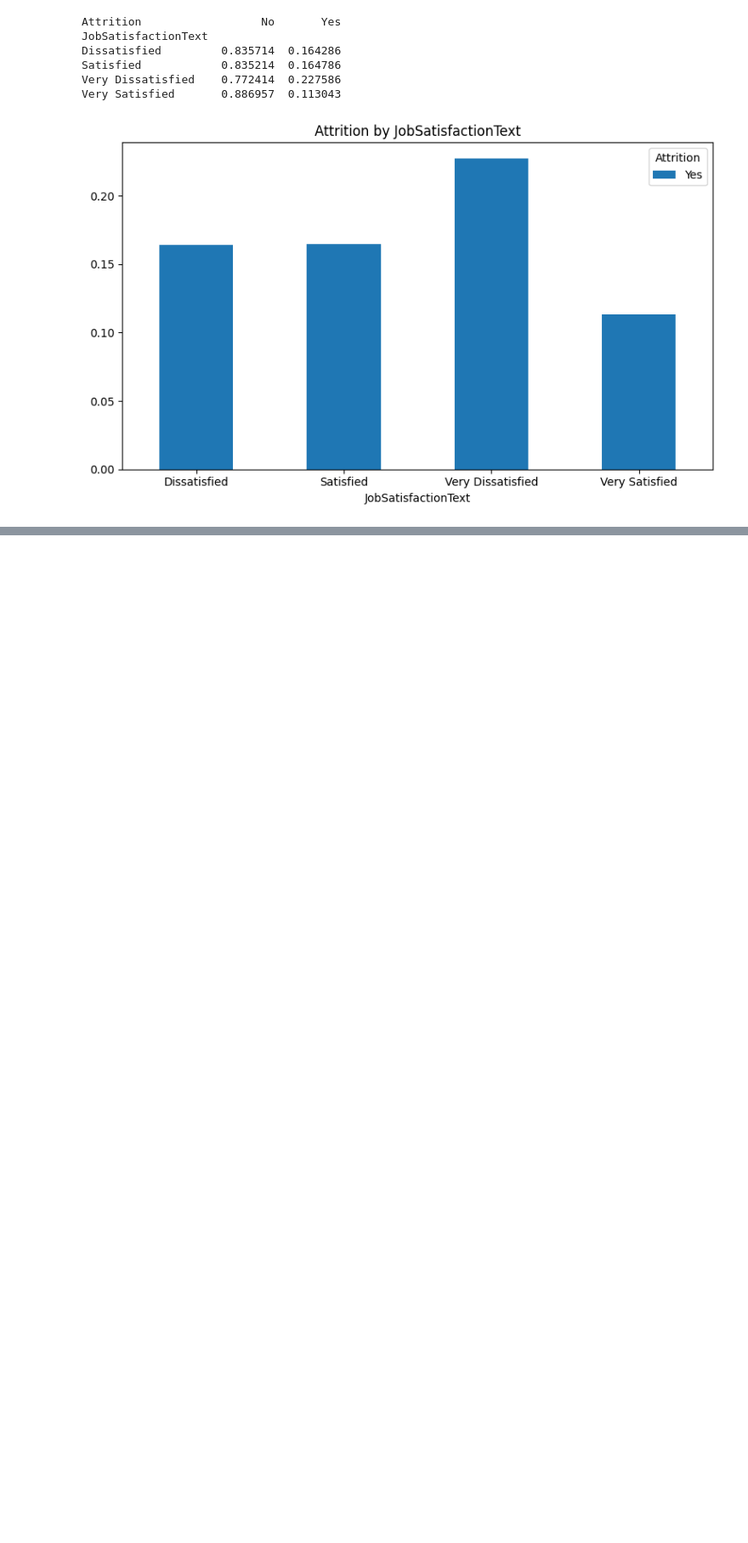
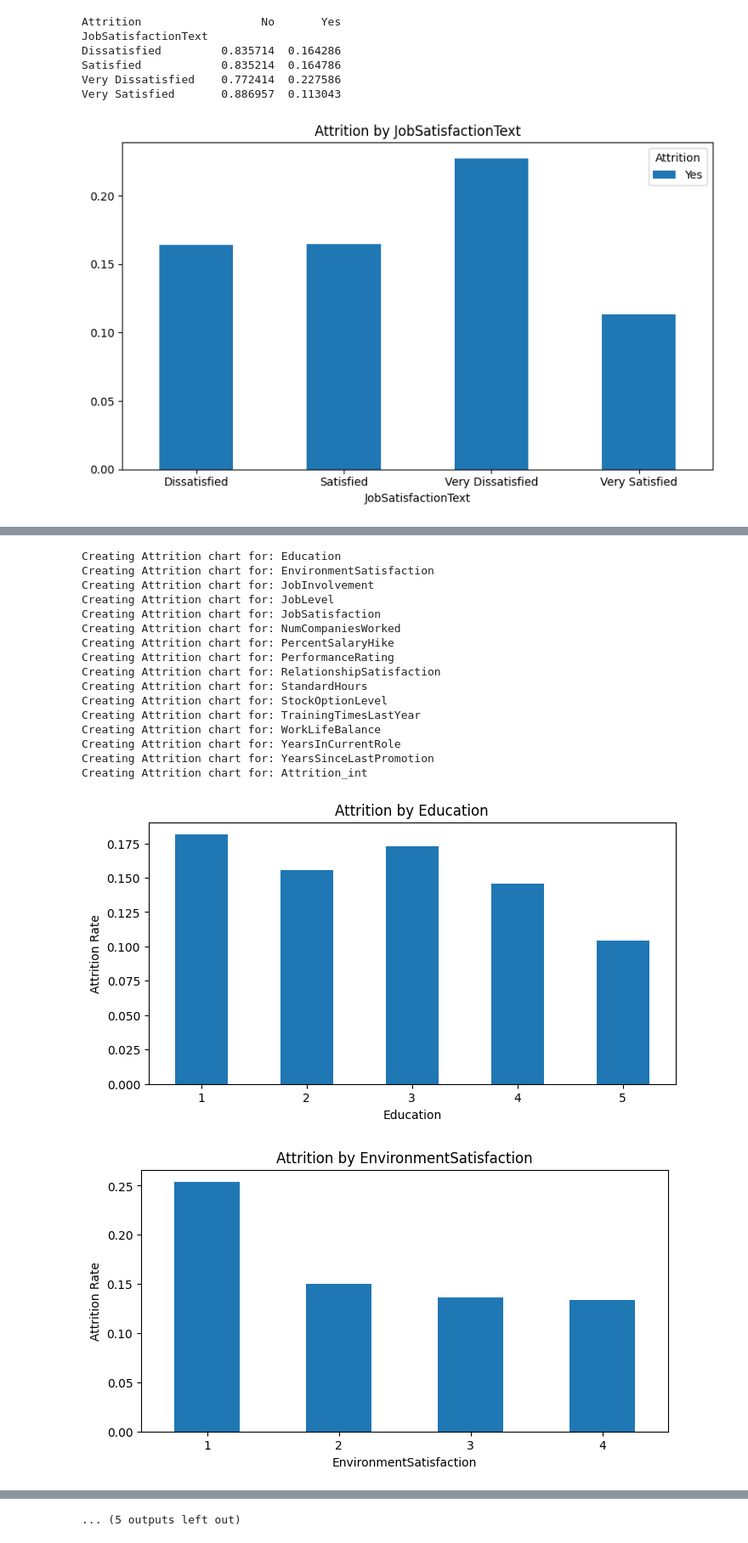
Before and after one commit to ChristianM2409/Portofolioprojekt, a Jupyter notebook: notebooks/Project_HR_Data_analysis.ipynb, the cells around one changed output, grey strips where cells are left out. Shown at 85% size. Drawn from its saved outputs; the diff is of its cells as text; code cells hidden in the pictures; blank space fills up the shorter version.

Commit message:
EDA: ganzzählige Variable

```diff
--- a/notebooks/Project_HR_Data_analysis.ipynb
+++ b/notebooks/Project_HR_Data_analysis.ipynb
@@ -699,4 +677,17 @@ Very Dissatisfied    0.772414  0.227586
 Very Satisfied       0.886957  0.113043
 [figure]
 # %%
-#Check
+#Check int that could serve als indicator for attrition
+# How many unique values are in each column?
+
+cols = ['Age', 'DailyRate', 'DistanceFromHome', 'Education', 'EmployeeCount',
+        'EmployeeNumber', 'EnvironmentSatisfaction', 'HourlyRate', 'JobInvolvement',
+        'JobLevel', 'JobSatisfaction', 'MonthlyIncome', 'MonthlyRate',
+        'NumCompaniesWorked', 'PercentSalaryHike', 'PerformanceRating',
+        'RelationshipSatisfaction', 'StandardHours', 'StockOptionLevel',
+        'TotalWorkingYears', 'TrainingTimesLastYear', 'WorkLifeBalance',
+        'YearsAtCompany', 'YearsInCurrentRole', 'YearsSinceLastPromotion',
+        'Attrition_int']
+
+for col in cols:
+    print(f"{col}: {df[col].nunique()}")
@@ -702,0 +733,60 @@ Very Satisfied       0.886957  0.113043
+# %%
+# Liste der gewünschten Variablen
+cols = [
+    'Education', 'EnvironmentSatisfaction', 'JobInvolvement',
+    'JobLevel', 'JobSatisfaction', 'NumCompaniesWorked',
+    'PercentSalaryHike', 'PerformanceRating', 'RelationshipSatisfaction',
+    'StandardHours', 'StockOptionLevel', 'TrainingTimesLastYear',
+    'WorkLifeBalance', 'YearsInCurrentRole', 'YearsSinceLastPromotion',
+    'Attrition_int'
+]
+
+for col in cols:
+    print(f"Creating Attrition chart for: {col}")
+
+    # Crosstab erstellen
+    pd_relation = pd.crosstab(
+        index=df[col],
+        columns=df["Attrition"],
+        normalize="index"
+    )
+
+    # Nur Attrition "Yes" auswählen (falls vorhanden)
+    if "Yes" not in pd_relation.columns:
+        print(f" Variable {col}: Keine 'Yes'-Werte gefunden – übersprungen.\n")
+        continue
+
+    pd_relation_yes = pd_relation[["Yes"]]
+
+    # Plot erzeugen
+    ax = pd_relation_yes.plot(
+        kind="bar",
+        title=f"Attrition by {col}",
+        legend=False,
+        figsize=(8, 4)
+    )
+
+    ax.set_ylabel("Attrition Rate")
+    ax.set_xlabel(col)
+
+    # Nur leichte Rotation, damit es lesbar bleibt
+    ax.xaxis.set_tick_params(labelrotation=0)
+# %% [output]
+Creating Attrition chart for: Education
+Creating Attrition chart for: EnvironmentSatisfaction
+Creating Attrition chart for: JobInvolvement
+Creating Attrition chart for: JobLevel
+Creating Attrition chart for: JobSatisfaction
+Creating Attrition chart for: NumCompaniesWorked
+Creating Attrition chart for: PercentSalaryHike
+Creating Attrition chart for: PerformanceRating
+Creating Attrition chart for: RelationshipSatisfaction
+Creating Attrition chart for: StandardHours
+Creating Attrition chart for: StockOptionLevel
+Creating Attrition chart for: TrainingTimesLastYear
+Creating Attrition chart for: WorkLifeBalance
+Creating Attrition chart for: YearsInCurrentRole
+Creating Attrition chart for: YearsSinceLastPromotion
+Creating Attrition chart for: Attrition_int
+[figure, added]
+[figure, added]
@@ -702,0 +802 @@ Very Satisfied       0.886957  0.113043
+... (5 outputs left out)
```
Also changed, not shown: parts of 17 cells of this notebook.
